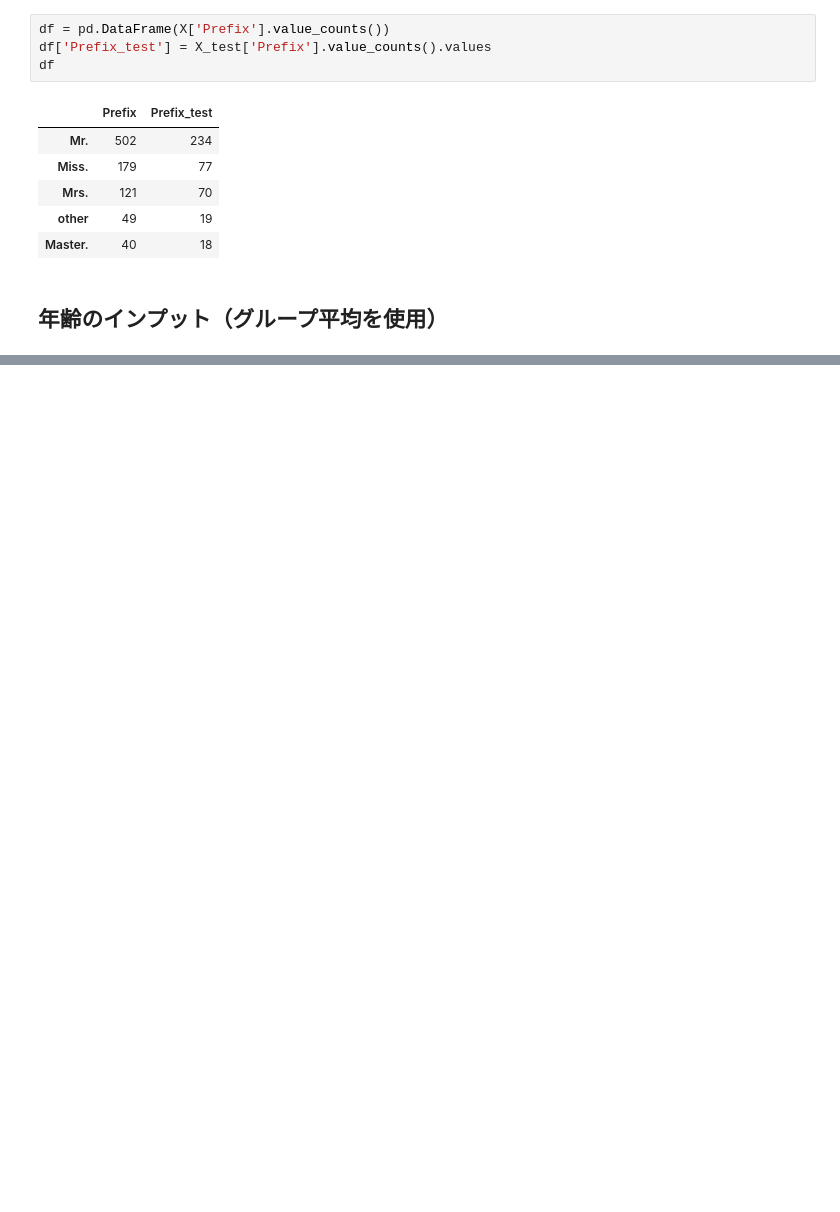
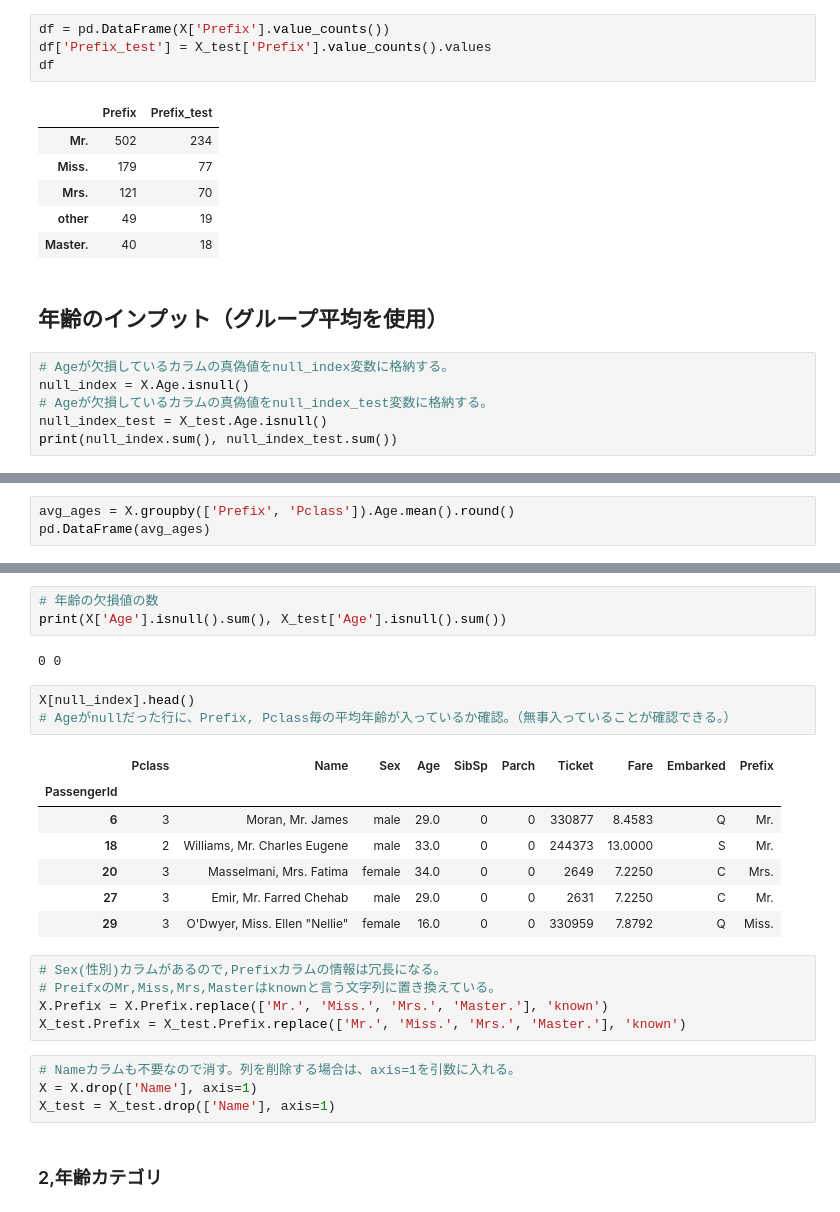
Before and after one commit to gussan-me/titanic_kaggle_practice, a Jupyter notebook: Desktop/ポートフォリオ用/titanic.ipynb, the cells around one changed output, grey strips where cells are left out. Saved outputs shown, nothing was run; the diff lists cells and outputs as text; blank space fills up the shorter version.

```diff
--- a/Desktop/ポートフォリオ用/titanic.ipynb
+++ b/Desktop/ポートフォリオ用/titanic.ipynb
@@ -316,3 +311,9 @@ df
 | Master. | 40 | 18 |
 # %% [markdown]
 ## 年齢のインプット（グループ平均を使用）
+# %%
+# Ageが欠損しているカラムの真偽値をnull_index変数に格納する。
+null_index = X.Age.isnull()
+# Ageが欠損しているカラムの真偽値をnull_index_test変数に格納する。
+null_index_test = X_test.Age.isnull()
+print(null_index.sum(), null_index_test.sum())
@@ -318,0 +322,3 @@ df
+# %%
+avg_ages = X.groupby(['Prefix', 'Pclass']).Age.mean().round()
+pd.DataFrame(avg_ages)
@@ -318,0 +353,27 @@ df
+# %%
+# 年齢の欠損値の数
+print(X['Age'].isnull().sum(), X_test['Age'].isnull().sum())
+# %% [output]
+0 0
+# %%
+X[null_index].head()
+# Ageがnullだった行に、Prefix, Pclass毎の平均年齢が入っているか確認。（無事入っていることが確認できる。）
+# %% [output]
+|  | Pclass | Name | Sex | Age | SibSp | Parch | Ticket | Fare | Embarked | Prefix |
+| PassengerId |  |  |  |  |  |  |  |  |  |  |
+| 6 | 3 | Moran, Mr. James | male | 29.0 | 0 | 0 | 330877 | 8.4583 | Q | Mr. |
+| 18 | 2 | Williams, Mr. Charles Eugene | male | 33.0 | 0 | 0 | 244373 | 13.0000 | S | Mr. |
+| 20 | 3 | Masselmani, Mrs. Fatima | female | 34.0 | 0 | 0 | 2649 | 7.2250 | C | Mrs. |
+| 27 | 3 | Emir, Mr. Farred Chehab | male | 29.0 | 0 | 0 | 2631 | 7.2250 | C | Mr. |
+| 29 | 3 | O'Dwyer, Miss. Ellen "Nellie" | female | 16.0 | 0 | 0 | 330959 | 7.8792 | Q | Miss. |
+# %%
+# Sex(性別)カラムがあるので,Prefixカラムの情報は冗長になる。
+# PreifxのMr,Miss,Mrs,Masterはknownと言う文字列に置き換えている。
+X.Prefix = X.Prefix.replace(['Mr.', 'Miss.', 'Mrs.', 'Master.'], 'known')
+X_test.Prefix = X_test.Prefix.replace(['Mr.', 'Miss.', 'Mrs.', 'Master.'], 'known')
+# %%
+# Nameカラムも不要なので消す。列を削除する場合は、axis=1を引数に入れる。
+X = X.drop(['Name'], axis=1)
+X_test = X_test.drop(['Name'], axis=1)
+# %% [markdown]
+### 2,年齢カテゴリ
```
Also changed, not shown: parts of 17 cells of this notebook.
